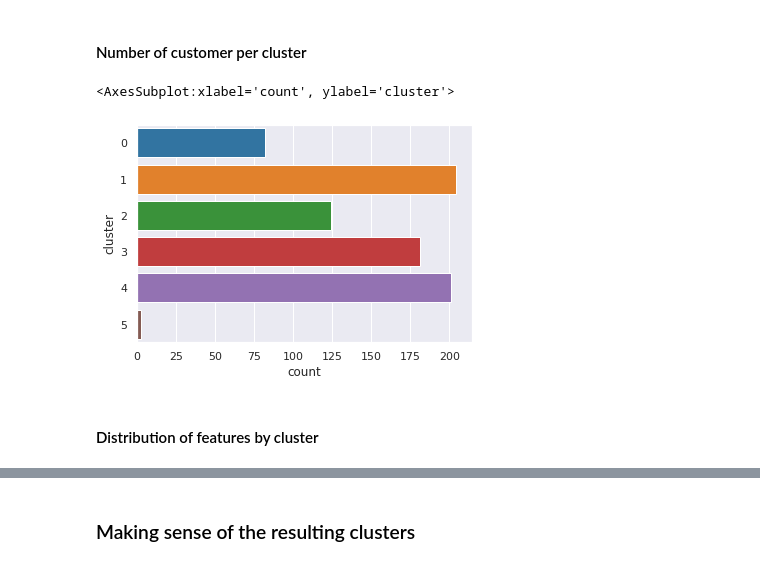
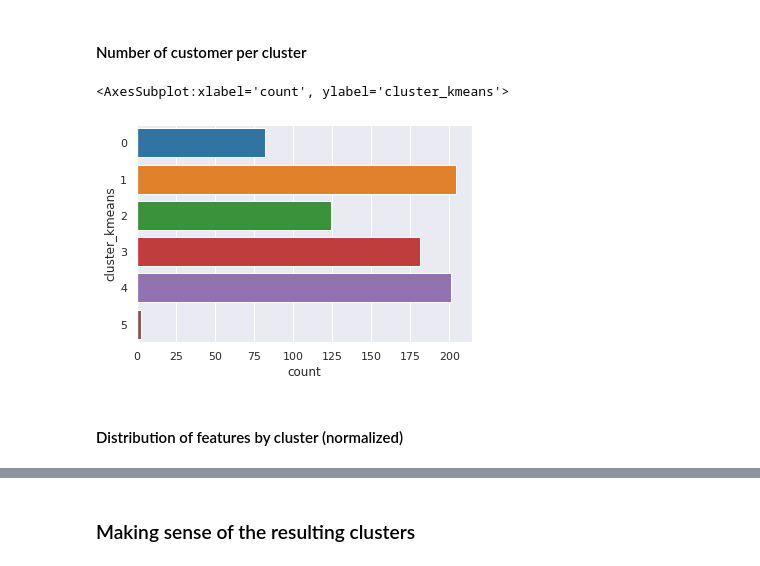
Before and after one commit to AntoniaVillarino/customer_segmentation, a Jupyter notebook: 2.Customer_segmentation.ipynb, the cells around one changed output, grey strips where cells are left out. Drawn from its saved outputs; the diff is of its cells as text; code cells hidden in the pictures.

```diff
--- a/2.Customer_segmentation.ipynb
+++ b/2.Customer_segmentation.ipynb
@@ -184,3 +190,7 @@ k = 6
 k_means = KMeans(k, random_state=42)
 k_means.fit(RFM_customer_data_scaled)
 predictions = k_means.predict(RFM_customer_data_scaled)
+# %%
+RFM_customer_data_with_clusters = RFM_customer_data.copy()
+RFM_customer_data_with_clusters['cluster_kmeans'] = predictions
+RFM_customer_data_with_clusters
@@ -206,9 +216,9 @@ RFM_customer_data
 # %% [markdown]
 #### Number of customer per cluster
 # %%
-sns.countplot(y='cluster', data=RFM_customer_data, palette='tab10')
+sns.countplot(y='cluster_kmeans', data=RFM_customer_data_with_clusters, palette='tab10')
 # %% [output]
-<AxesSubplot:xlabel='count', ylabel='cluster'>
+<AxesSubplot:xlabel='count', ylabel='cluster_kmeans'>
-[figure, old version]
+[figure, new version]
 # %% [markdown]
-#### Distribution of features by cluster
+#### Distribution of features by cluster (normalized)
```
Also changed, not shown: parts of 16 cells of this notebook.
